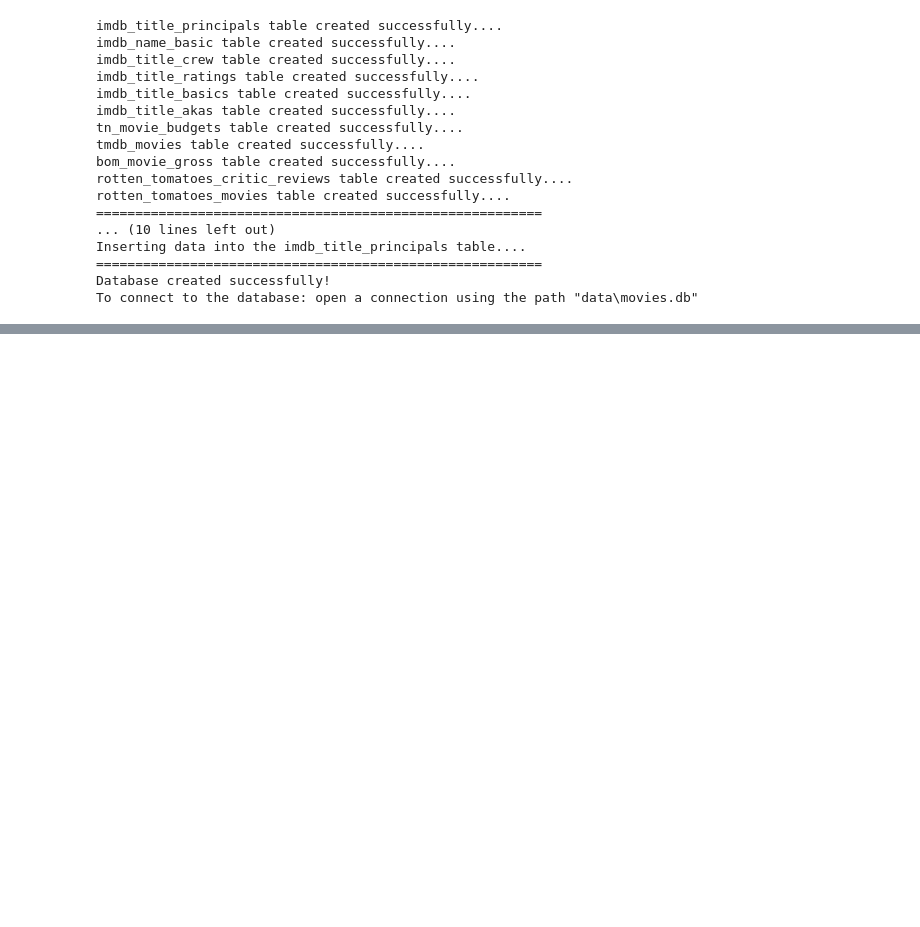
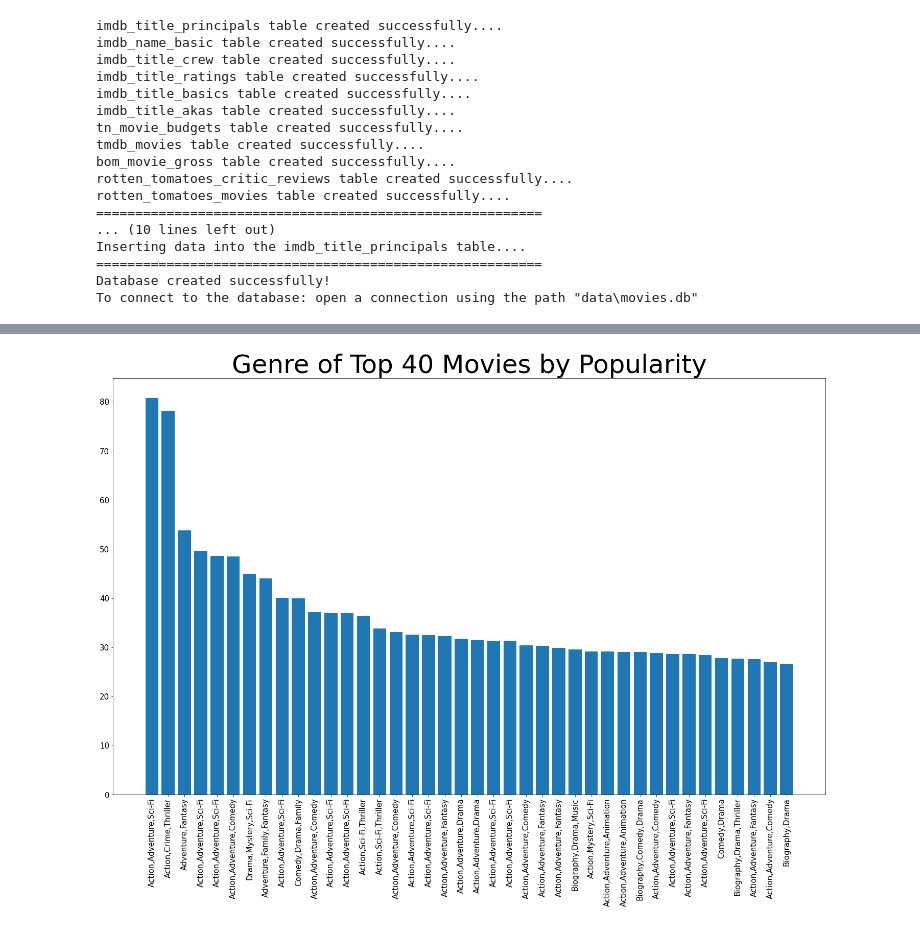
Before and after one commit to krvosen/microsoft_movie_analysis, a Jupyter notebook: create_sql_database.ipynb, the cells around one changed output, grey strips where cells are left out. Drawn from its saved outputs; the diff is of its cells as text; code cells hidden in the pictures; blank space fills up the shorter version.

```diff
--- a/create_sql_database.ipynb
+++ b/create_sql_database.ipynb
@@ -239,2 +31,0 @@ new_three_tables = three_tables.set_index('genres')
-# %%
-fifty_popular_gross = new_three_tables.drop_duplicates().sort_values('popularity', ascending=False)[:100]
@@ -555,0 +298,8 @@ Name: worldwide_gross, Length: 4550, dtype: object
+# %%
+#Graphing the top 40 movies by what genre they are
+fig2, ax2 = plt.subplots(figsize=(25,15))
+ax2.bar(x2, y2);
+ax2.set_xticklabels(x2, rotation=90)
+ax2.set_title('Genre of Top 40 Movies by Popularity', fontsize=50);
+# %% [output]
+[figure, added]
```
Also changed, not shown: parts of 128 cells of this notebook.
